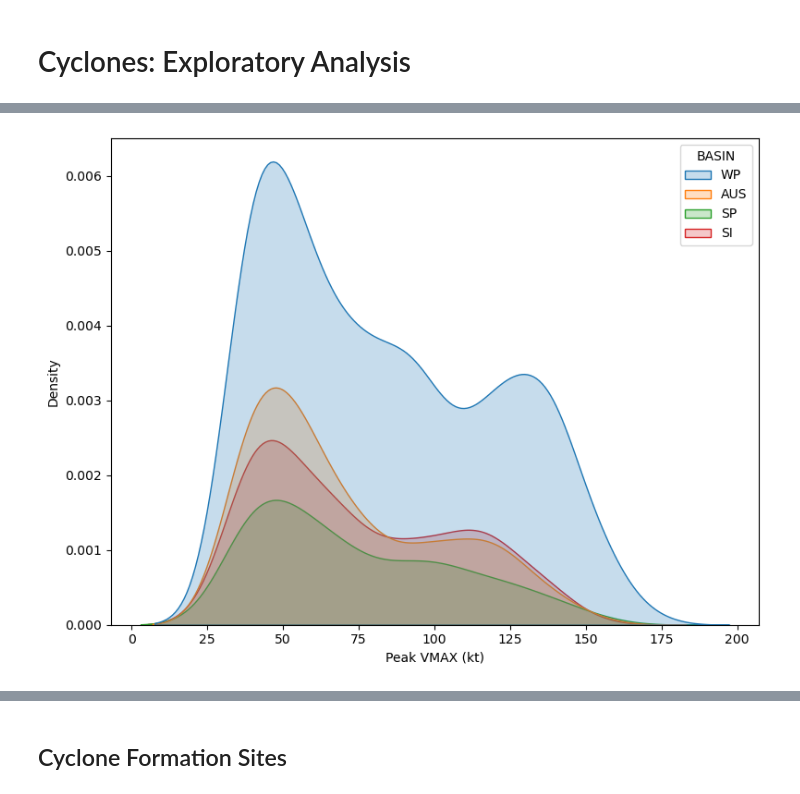
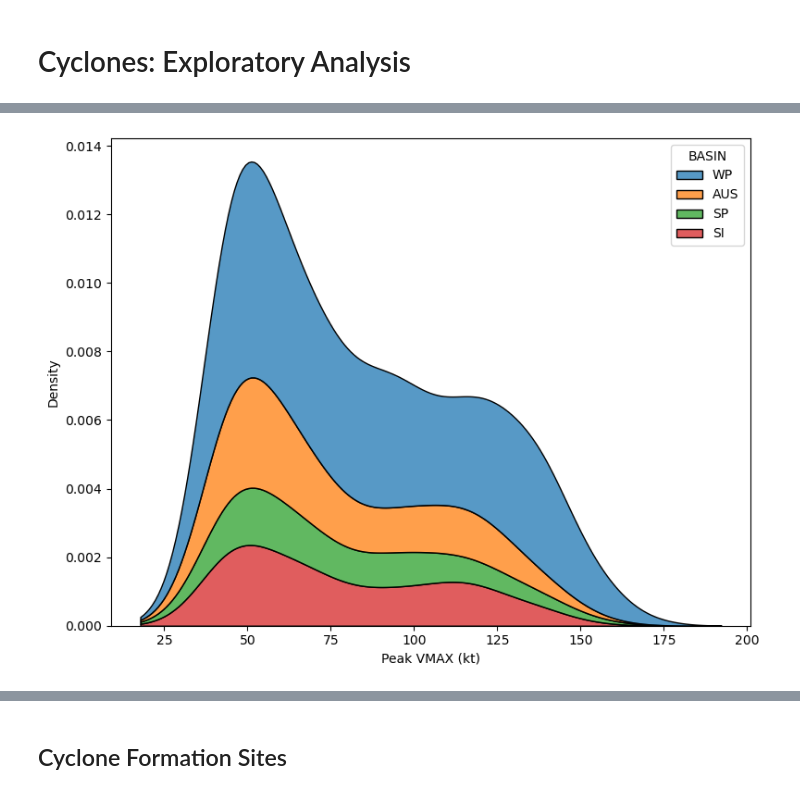
Before and after one commit to sydney-machine-learning/cyclonecategory_GCMs, a Jupyter notebook: Climate Project/albert/notebooks/cyclones.ipynb, the cells around one changed output, grey strips where cells are left out. Drawn from its saved outputs; the diff is of its cells as text; code cells hidden in the pictures.

Commit message:
push data for colab

```diff
--- a/Climate Project/albert/notebooks/cyclones.ipynb
+++ b/Climate Project/albert/notebooks/cyclones.ipynb
@@ -15,4 +15,4 @@ import cartopy.io.shapereader as shpreader
 south_df = get_southern_hem_data(one_per_id=True)
 nwp_df = get_NWP_data(one_per_id=True)
 cyclone_df = pd.concat([south_df, nwp_df], ignore_index=True).sort_values(by=['Storm ID', 'timestamp'])
-cyclone_df = cyclone_df.loc[cyclone_df.loc[:, 'Peak VMAX (kt)'] >= 35]
+cyclone_df
@@ -19,11 +33,11 @@ cyclone_df = cyclone_df.loc[cyclone_df.loc[:, 'Peak VMAX (kt)'] >= 35]
 # %%
 fig, ax = plt.subplots(figsize=(8, 6))
-sns.kdeplot(data=cyclone_df, x='Peak VMAX (kt)', hue='BASIN', common_norm=True, fill=True,  multiple='layer', ax=ax)
+sns.kdeplot(data=cyclone_df, x='Peak VMAX (kt)', hue='BASIN', common_norm=True, fill=True,  multiple='stack', ax=ax)
 plt.tight_layout()
 plt.show()
 fig.savefig(f'./media/Cyclone/cyclone_plot/wind_kde_basin.png')
 # %% [output]
-[figure, old version]
+[figure, new version]
 # %%
 
 fig, ax = plt.subplots(figsize=(8, 6))
```
Also changed, not shown: parts of 6 cells of this notebook, 6 other files.
